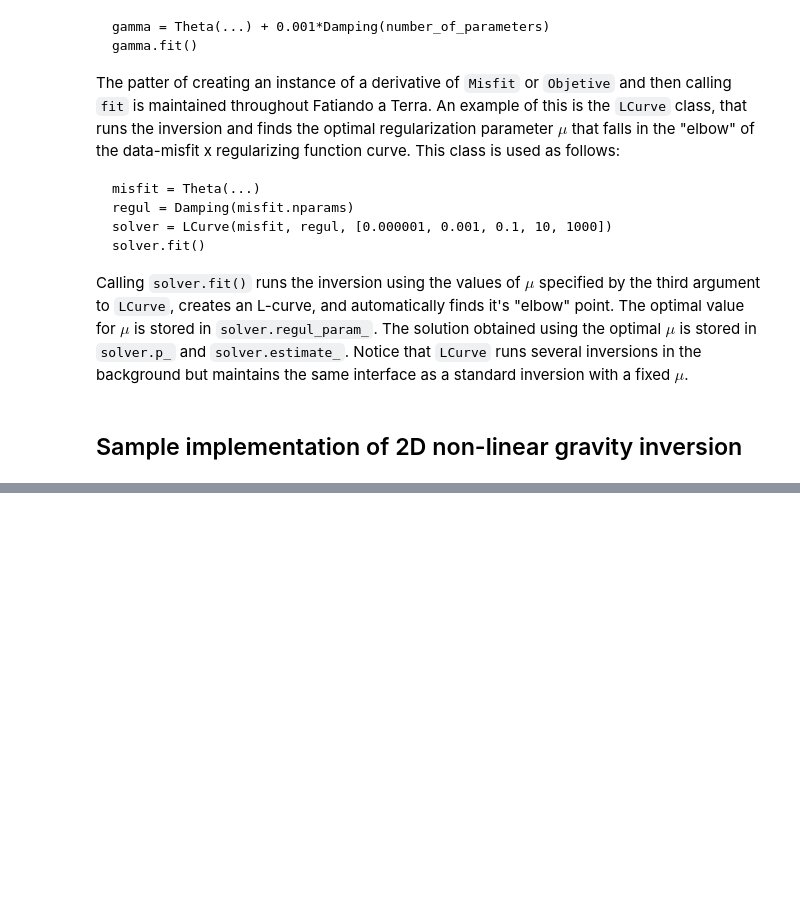
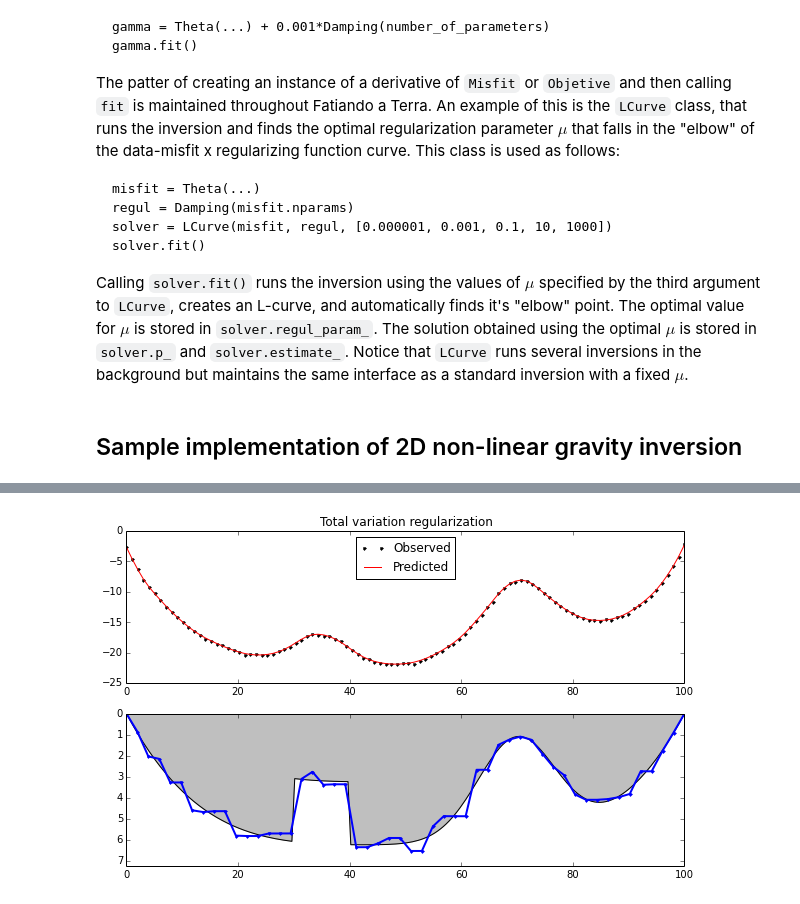
Before and after one commit to leouieda/relatorio-anual-geofisica-2014, a Jupyter notebook: phd-report-2014.ipynb, the cells around one changed output, grey strips where cells are left out. Saved outputs shown, nothing was run; the diff lists cells and outputs as text; code cells hidden in the pictures; blank space fills up the shorter version.

```diff
--- a/phd-report-2014.ipynb
+++ b/phd-report-2014.ipynb
@@ -180,0 +290,7 @@ To exemplify the use of the inverse problems API in Fatiando a Terra, we'll impl
+# %%
+sharp = misfit + 10**-7*TotalVariation1D(10**-3, misfit.nparams)
+sharp.config('levmarq', initial=initial).fit()
+
+plot(sharp, 'Total variation regularization')
+# %% [output]
+[figure, added]
```
Also changed, not shown: parts of 12 cells of this notebook.
